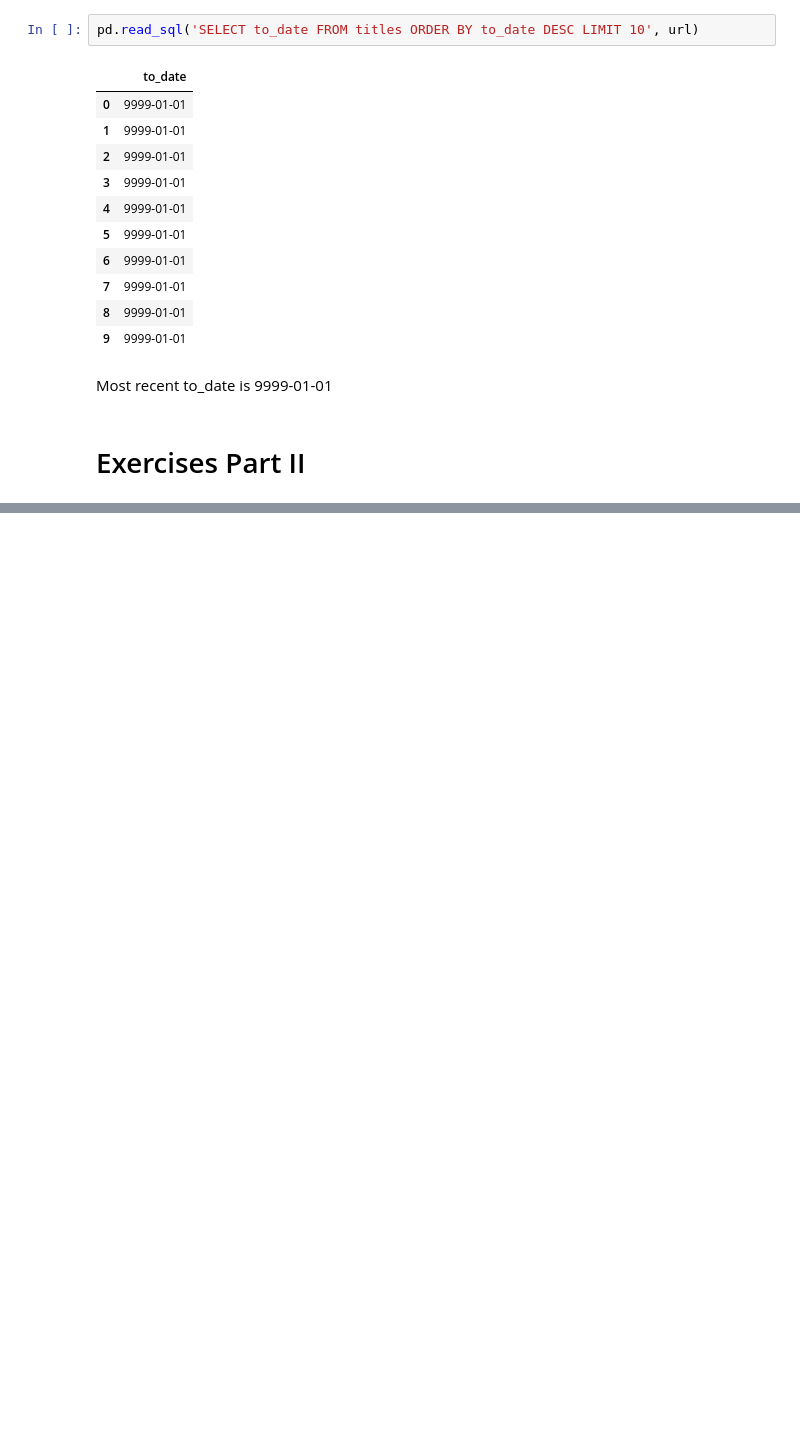
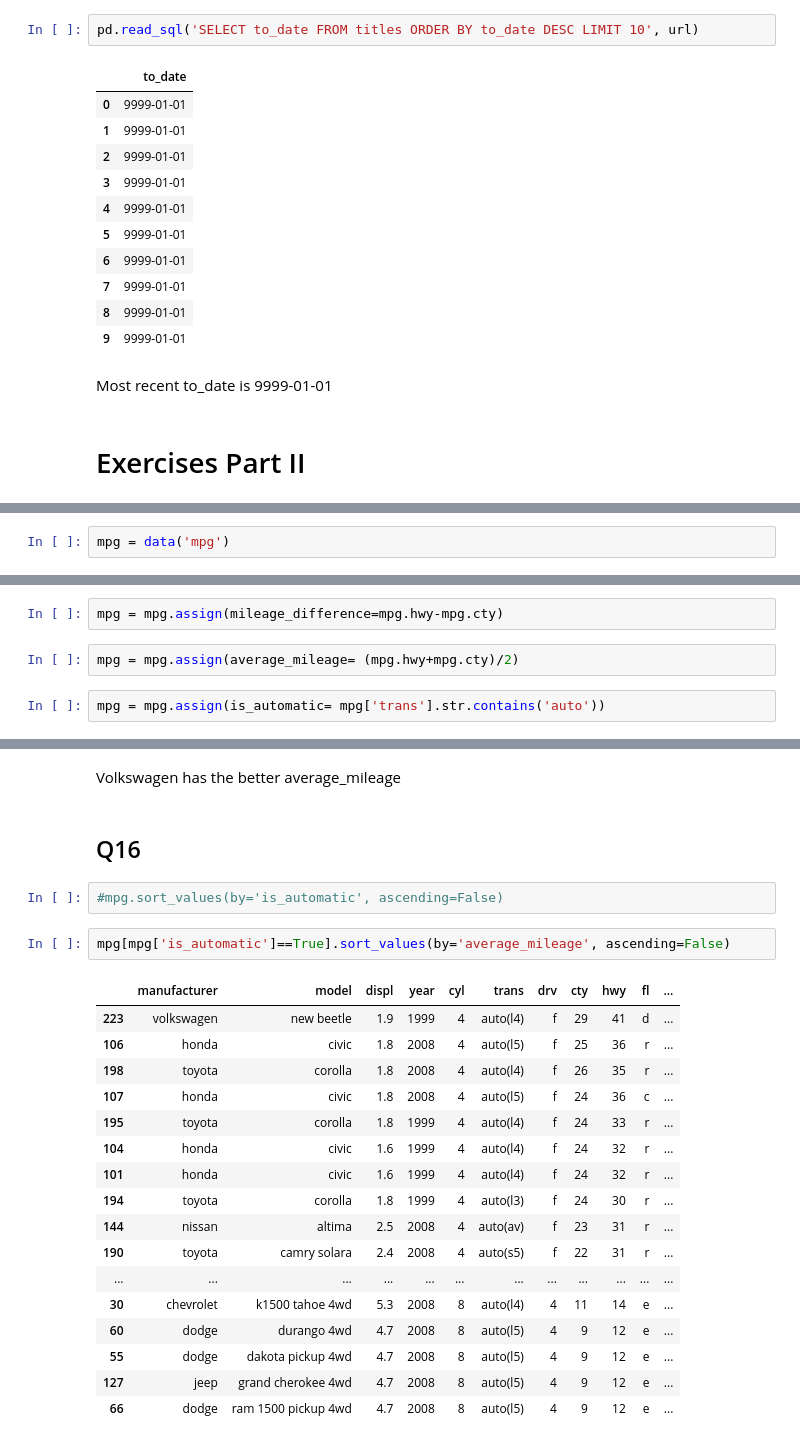
Before and after one commit to Michael-Austin-Mesa/numpy-pandas-visualization-exercises, a Jupyter notebook: advanced_dataframes.ipynb, the cells around one changed output, grey strips where cells are left out. Cells and saved outputs as stored; diff of their text form; blank space fills up the shorter version.

```diff
--- a/advanced_dataframes.ipynb
+++ b/advanced_dataframes.ipynb
@@ -156,0 +228,2 @@ Most recent to_date is 9999-01-01
+# %%
+mpg = data('mpg')
@@ -156,0 +281,6 @@ Most recent to_date is 9999-01-01
+# %%
+mpg = mpg.assign(mileage_difference=mpg.hwy-mpg.cty)
+# %%
+mpg = mpg.assign(average_mileage= (mpg.hwy+mpg.cty)/2)
+# %%
+mpg = mpg.assign(is_automatic= mpg['trans'].str.contains('auto'))
@@ -156,0 +321,26 @@ Most recent to_date is 9999-01-01
+# %% [markdown]
+Volkswagen has the better average_mileage
+# %% [markdown]
+## Q16
+# %%
+#mpg.sort_values(by='is_automatic', ascending=False)
+# %%
+mpg[mpg['is_automatic']==True].sort_values(by='average_mileage', ascending=False)
+# %% [output]
+|  | manufacturer | model | displ | year | cyl | trans | drv | cty | hwy | fl | ... |
+| 223 | volkswagen | new beetle | 1.9 | 1999 | 4 | auto(l4) | f | 29 | 41 | d | ... |
+| 106 | honda | civic | 1.8 | 2008 | 4 | auto(l5) | f | 25 | 36 | r | ... |
+| 198 | toyota | corolla | 1.8 | 2008 | 4 | auto(l4) | f | 26 | 35 | r | ... |
+| 107 | honda | civic | 1.8 | 2008 | 4 | auto(l5) | f | 24 | 36 | c | ... |
+| 195 | toyota | corolla | 1.8 | 1999 | 4 | auto(l4) | f | 24 | 33 | r | ... |
+| 104 | honda | civic | 1.6 | 1999 | 4 | auto(l4) | f | 24 | 32 | r | ... |
+| 101 | honda | civic | 1.6 | 1999 | 4 | auto(l4) | f | 24 | 32 | r | ... |
+| 194 | toyota | corolla | 1.8 | 1999 | 4 | auto(l3) | f | 24 | 30 | r | ... |
+| 144 | nissan | altima | 2.5 | 2008 | 4 | auto(av) | f | 23 | 31 | r | ... |
+| 190 | toyota | camry solara | 2.4 | 2008 | 4 | auto(s5) | f | 22 | 31 | r | ... |
+| ... | ... | ... | ... | ... | ... | ... | ... | ... | ... | ... | ... |
+| 30 | chevrolet | k1500 tahoe 4wd | 5.3 | 2008 | 8 | auto(l4) | 4 | 11 | 14 | e | ... |
+| 60 | dodge | durango 4wd | 4.7 | 2008 | 8 | auto(l5) | 4 | 9 | 12 | e | ... |
+| 55 | dodge | dakota pickup 4wd | 4.7 | 2008 | 8 | auto(l5) | 4 | 9 | 12 | e | ... |
+| 127 | jeep | grand cherokee 4wd | 4.7 | 2008 | 8 | auto(l5) | 4 | 9 | 12 | e | ... |
+| 66 | dodge | ram 1500 pickup 4wd | 4.7 | 2008 | 8 | auto(l5) | 4 | 9 | 12 | e | ... |
```
Also changed, not shown: parts of 28 cells of this notebook.
